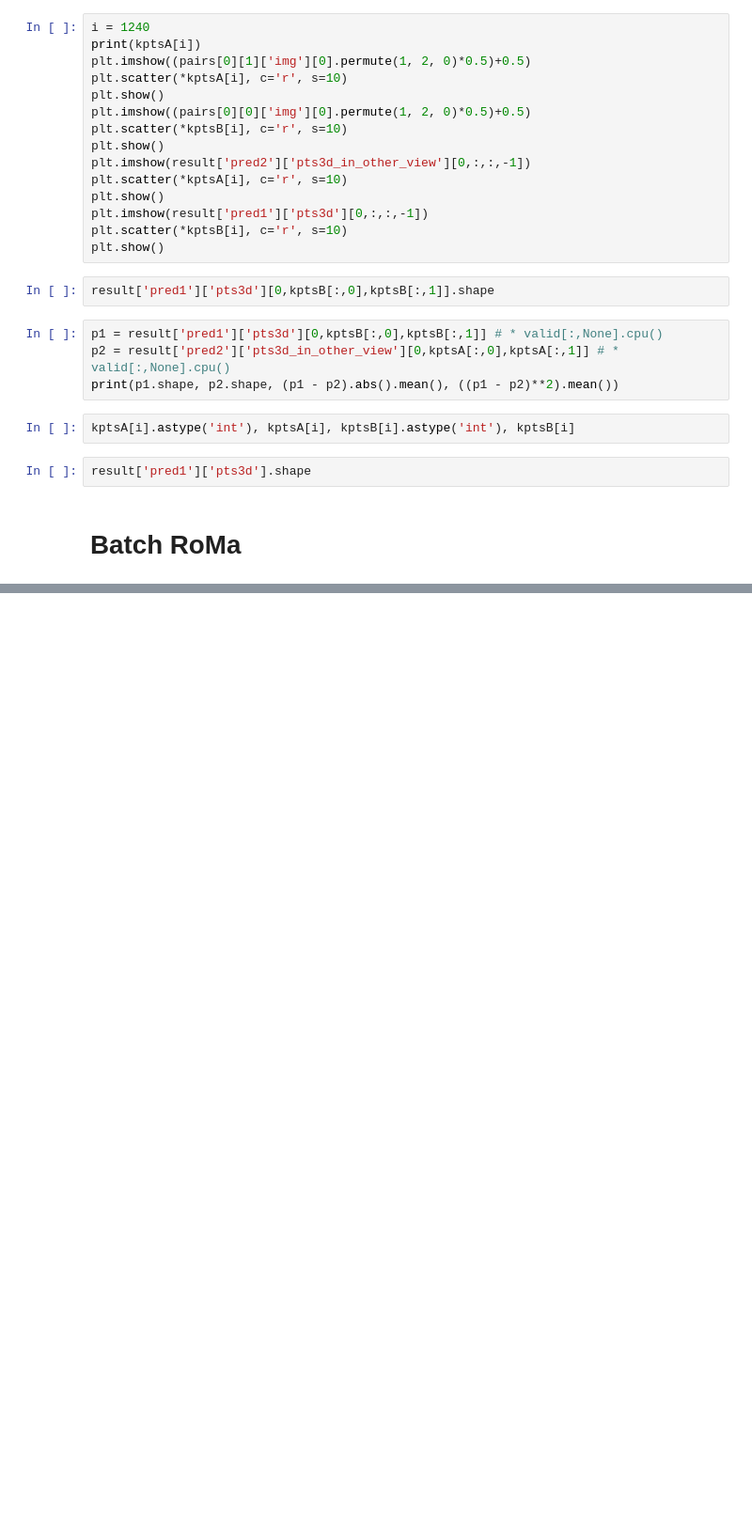
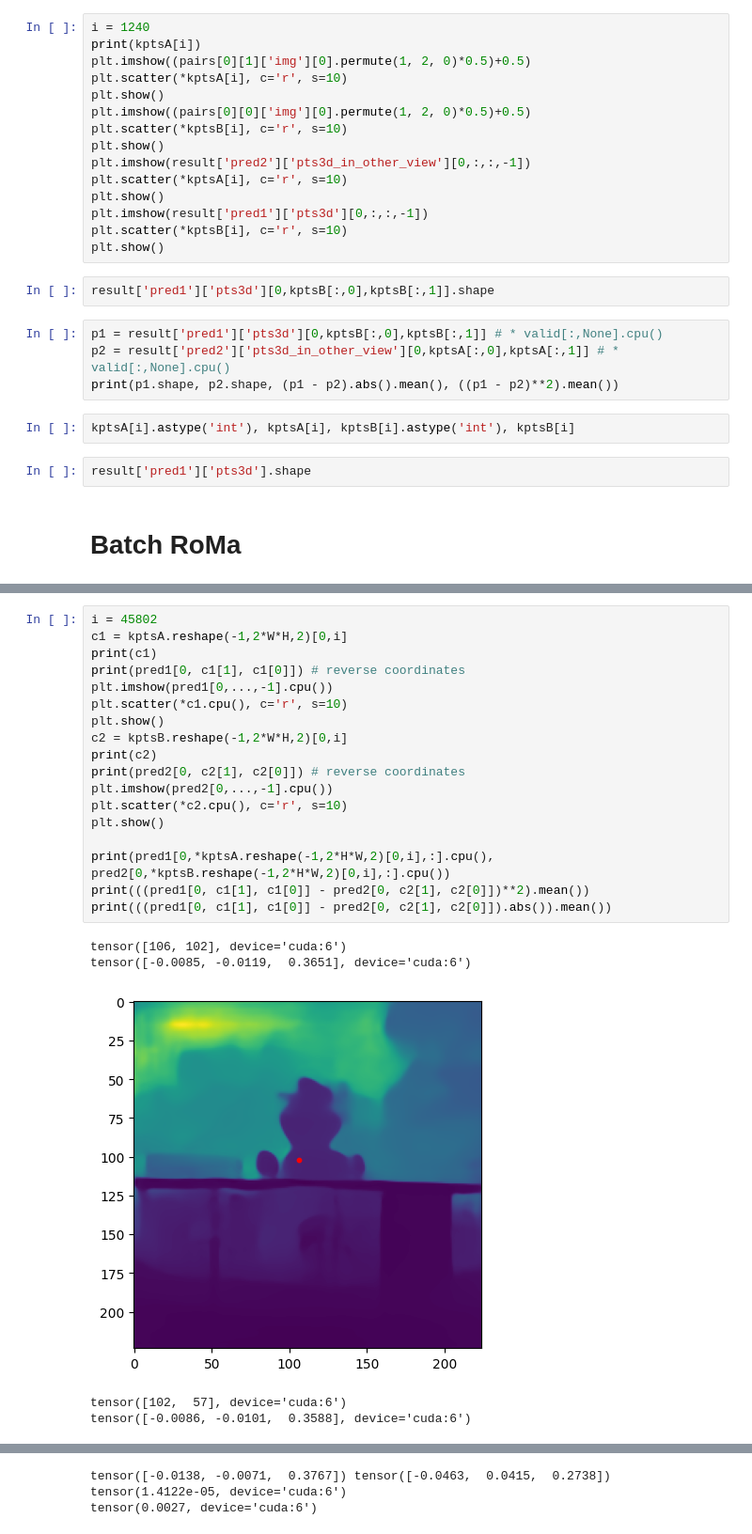
Before and after one commit to simoneangarano/kdust3r, a Jupyter notebook: Test.ipynb, the cells around one changed output, grey strips where cells are left out. Shown at 94% size. Drawn from its saved outputs; the diff is of its cells as text; blank space fills up the shorter version.

```diff
--- a/Test.ipynb
+++ b/Test.ipynb
@@ -717,0 +1053,24 @@ result['pred1']['pts3d'].shape
+# %%
+i = 45802
+c1 = kptsA.reshape(-1,2*W*H,2)[0,i]
+print(c1)
+print(pred1[0, c1[1], c1[0]]) # reverse coordinates
+plt.imshow(pred1[0,...,-1].cpu())
+plt.scatter(*c1.cpu(), c='r', s=10)
+plt.show()
+c2 = kptsB.reshape(-1,2*W*H,2)[0,i]
+print(c2)
+print(pred2[0, c2[1], c2[0]]) # reverse coordinates
+plt.imshow(pred2[0,...,-1].cpu())
+plt.scatter(*c2.cpu(), c='r', s=10)
+plt.show()
+
+print(pred1[0,*kptsA.reshape(-1,2*H*W,2)[0,i],:].cpu(), pred2[0,*kptsB.reshape(-1,2*H*W,2)[0,i],:].cpu())
+print(((pred1[0, c1[1], c1[0]] - pred2[0, c2[1], c2[0]])**2).mean())
+print(((pred1[0, c1[1], c1[0]] - pred2[0, c2[1], c2[0]]).abs()).mean())
+# %% [output]
+tensor([106, 102], device='cuda:6')
+tensor([-0.0085, -0.0119,  0.3651], device='cuda:6')
+[figure, added]
+tensor([102,  57], device='cuda:6')
+tensor([-0.0086, -0.0101,  0.3588], device='cuda:6')
@@ -717,0 +1078,3 @@ result['pred1']['pts3d'].shape
+tensor([-0.0138, -0.0071,  0.3767]) tensor([-0.0463,  0.0415,  0.2738])
+tensor(1.4122e-05, device='cuda:6')
+tensor(0.0027, device='cuda:6')
```
Also changed, not shown: parts of 33 cells of this notebook, 4 other files.
